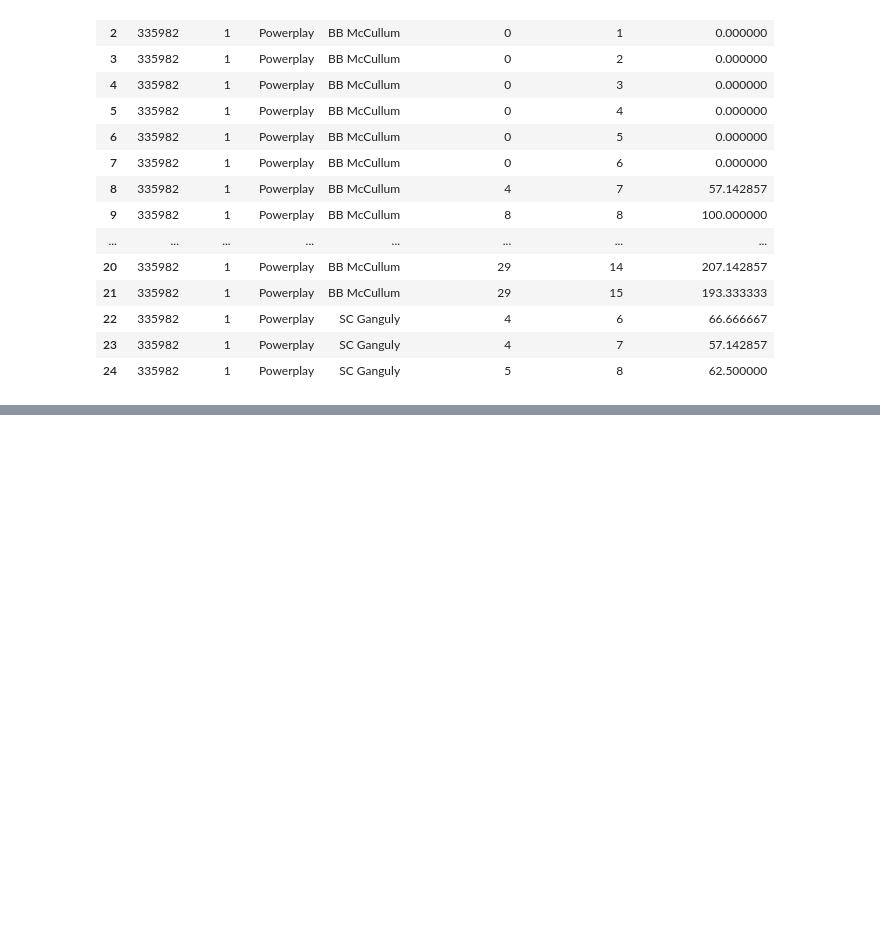
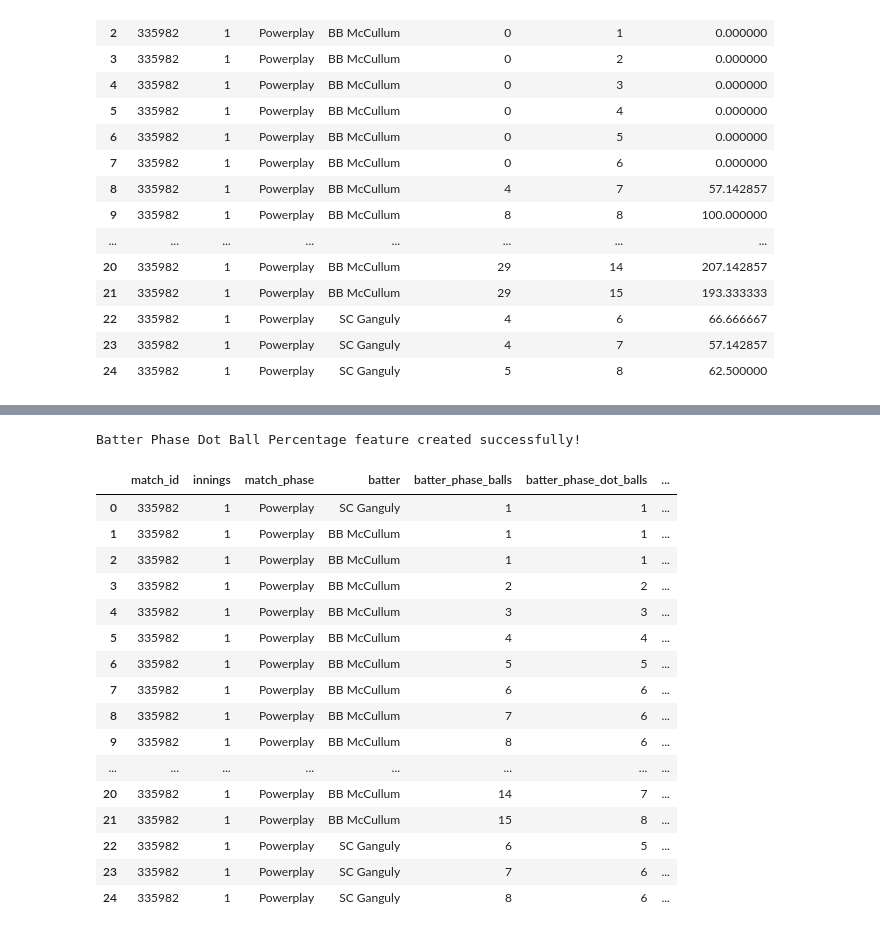
Before and after one commit to SandeepKumar-1019/IPL-Performance-Intelligence, a Jupyter notebook: notebooks/02_feature_engineering.ipynb, the cells around one changed output, grey strips where cells are left out. Saved outputs shown, nothing was run; the diff lists cells and outputs as text; code cells hidden in the pictures; blank space fills up the shorter version.

```diff
--- a/notebooks/02_feature_engineering.ipynb
+++ b/notebooks/02_feature_engineering.ipynb
@@ -1741,0 +1862,41 @@ df[
+# %%
+# Calculate Batter Phase Dot Ball Percentage
+
+df['batter_phase_dot_ball_pct'] = (
+    df['batter_phase_dot_balls']
+    / df['batter_phase_balls']
+) * 100
+
+
+print("Batter Phase Dot Ball Percentage feature created successfully!")
+
+df[
+    [
+        'match_id',
+        'innings',
+        'match_phase',
+        'batter',
+        'batter_phase_balls',
+        'batter_phase_dot_balls',
+        'batter_phase_dot_ball_pct'
+    ]
+].head(25)
+# %% [output]
+Batter Phase Dot Ball Percentage feature created successfully!
+|  | match_id | innings | match_phase | batter | batter_phase_balls | batter_phase_dot_balls | ... |
+| 0 | 335982 | 1 | Powerplay | SC Ganguly | 1 | 1 | ... |
+| 1 | 335982 | 1 | Powerplay | BB McCullum | 1 | 1 | ... |
+| 2 | 335982 | 1 | Powerplay | BB McCullum | 1 | 1 | ... |
+| 3 | 335982 | 1 | Powerplay | BB McCullum | 2 | 2 | ... |
+| 4 | 335982 | 1 | Powerplay | BB McCullum | 3 | 3 | ... |
+| 5 | 335982 | 1 | Powerplay | BB McCullum | 4 | 4 | ... |
+| 6 | 335982 | 1 | Powerplay | BB McCullum | 5 | 5 | ... |
+| 7 | 335982 | 1 | Powerplay | BB McCullum | 6 | 6 | ... |
+| 8 | 335982 | 1 | Powerplay | BB McCullum | 7 | 6 | ... |
+| 9 | 335982 | 1 | Powerplay | BB McCullum | 8 | 6 | ... |
+| ... | ... | ... | ... | ... | ... | ... | ... |
+| 20 | 335982 | 1 | Powerplay | BB McCullum | 14 | 7 | ... |
+| 21 | 335982 | 1 | Powerplay | BB McCullum | 15 | 8 | ... |
+| 22 | 335982 | 1 | Powerplay | SC Ganguly | 6 | 5 | ... |
+| 23 | 335982 | 1 | Powerplay | SC Ganguly | 7 | 6 | ... |
+| 24 | 335982 | 1 | Powerplay | SC Ganguly | 8 | 6 | ... |
```
Also changed, not shown: parts of 35 cells of this notebook.
